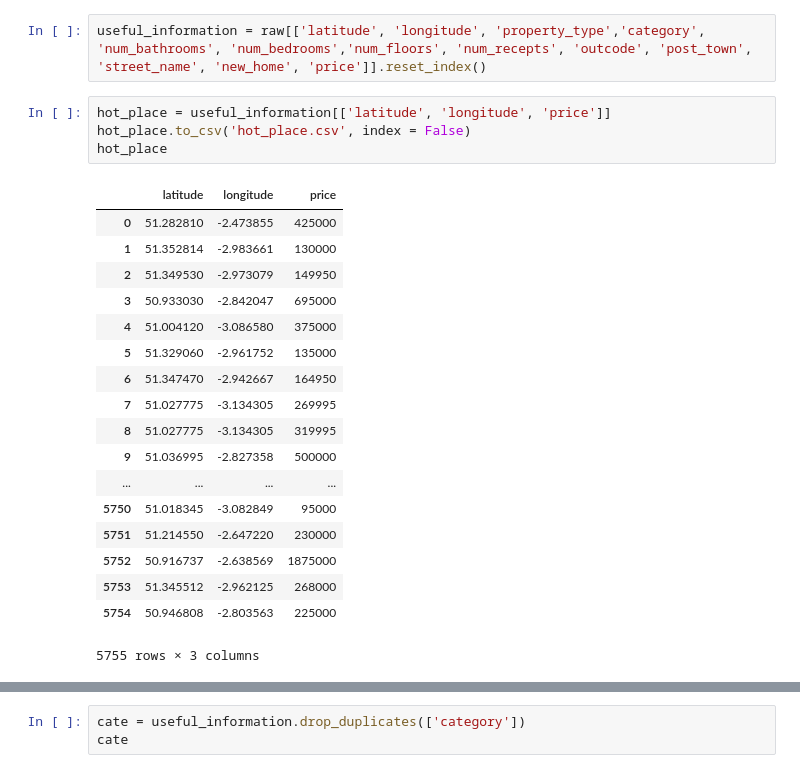
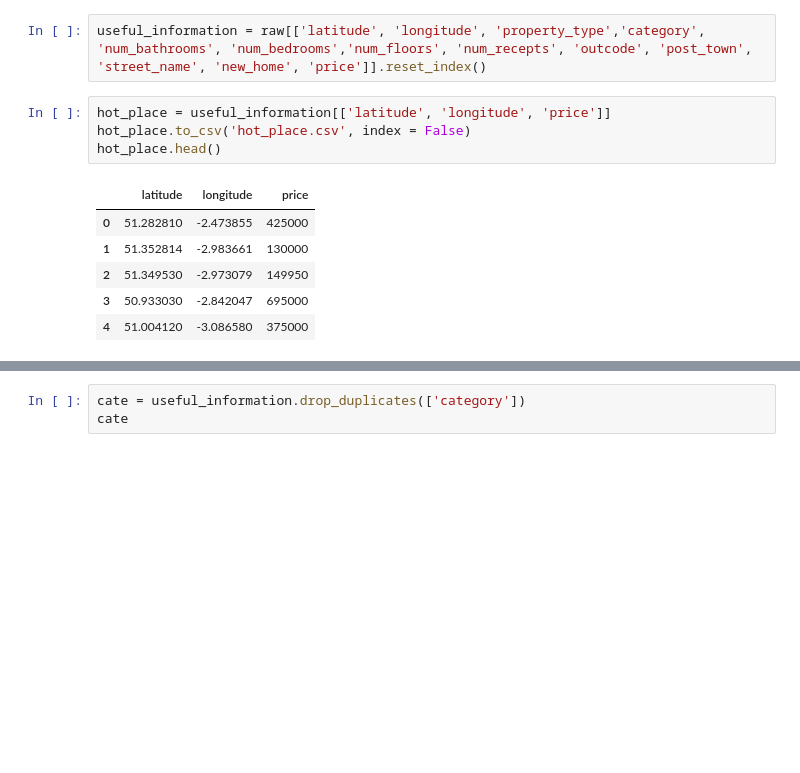
Before and after one commit to green-fox-academy/dongdong69, a Jupyter notebook: week-07/project/project_main.ipynb, the cells around one changed output, grey strips where cells are left out. Cells and saved outputs as stored; diff of their text form; blank space fills up the shorter version.

```diff
--- a/week-07/project/project_main.ipynb
+++ b/week-07/project/project_main.ipynb
@@ -120,26 +106,14 @@ useful_information = raw[['latitude', 'longitude', 'property_type','category', '
 # %%
 hot_place = useful_information[['latitude', 'longitude', 'price']]
 hot_place.to_csv('hot_place.csv', index = False)
-hot_place
+hot_place.head()
 # %% [output]
 |  | latitude | longitude | price |
 | 0 | 51.282810 | -2.473855 | 425000 |
 | 1 | 51.352814 | -2.983661 | 130000 |
 | 2 | 51.349530 | -2.973079 | 149950 |
 | 3 | 50.933030 | -2.842047 | 695000 |
 | 4 | 51.004120 | -3.086580 | 375000 |
-| 5 | 51.329060 | -2.961752 | 135000 |
-| 6 | 51.347470 | -2.942667 | 164950 |
-| 7 | 51.027775 | -3.134305 | 269995 |
-| 8 | 51.027775 | -3.134305 | 319995 |
-| 9 | 51.036995 | -2.827358 | 500000 |
-| ... | ... | ... | ... |
-| 5750 | 51.018345 | -3.082849 | 95000 |
-| 5751 | 51.214550 | -2.647220 | 230000 |
-| 5752 | 50.916737 | -2.638569 | 1875000 |
-| 5753 | 51.345512 | -2.962125 | 268000 |
-| 5754 | 50.946808 | -2.803563 | 225000 |
-5755 rows × 3 columns
 # %%
 def new_home(value):
     if math.isnan(value):
```
Also changed, not shown: parts of 88 cells of this notebook, 3 other files.
